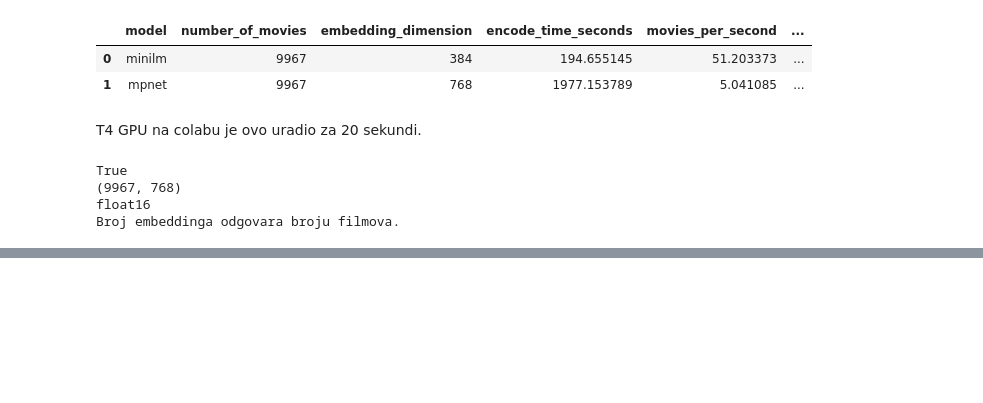
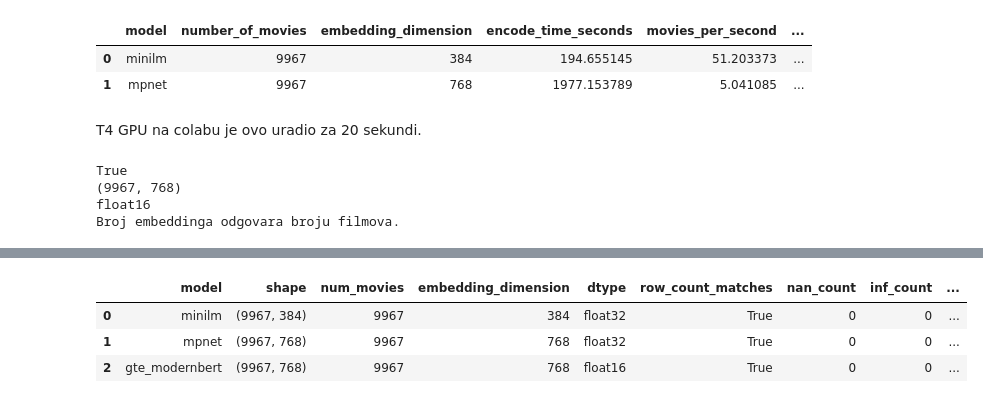
Before and after one commit to nikolabakic/IMDB_WEEK1_SIX, a Jupyter notebook: movie-embeddings-project/notebookproject3.ipynb, the cells around one changed output, grey strips where cells are left out. Drawn from its saved outputs; the diff is of its cells as text; code cells hidden in the pictures; blank space fills up the shorter version.

```diff
--- a/movie-embeddings-project/notebookproject3.ipynb
+++ b/movie-embeddings-project/notebookproject3.ipynb
@@ -285,3 +280,82 @@ True
 (9967, 768)
 float16
 Broj embeddinga odgovara broju filmova.
+# %%
+from pathlib import Path
+
+import numpy as np
+import pandas as pd
+
+
+DATA_PATH = Path("data/processed/movies_cleaned.csv")
+EMBEDDINGS_DIR = Path("artifacts/embeddings")
+
+EMBEDDING_PATHS = {
+    "minilm": EMBEDDINGS_DIR / "minilm_embeddings.npy",
+    "mpnet": EMBEDDINGS_DIR / "mpnet_embeddings.npy",
+    "gte_modernbert": EMBEDDINGS_DIR / "gte_modernbert_embeddings.npy",
+}
+
+
+# Load dataset
+movies_df = pd.read_csv(DATA_PATH)
+
+# Load embedding matrices
+embeddings = {
+    model_name: np.load(file_path)
+    for model_name, file_path in EMBEDDING_PATHS.items()
+}
+
+print(f"Number of movies: {len(movies_df):,}")
+print(f"Dataset shape: {movies_df.shape}")
+print()
+
+
+validation_rows = []
+
+for model_name, matrix in embeddings.items():
+    if matrix.ndim != 2:
+        raise ValueError(
+            f"{model_name}: expected a 2D matrix, got shape {matrix.shape}"
+        )
+
+    row_count_matches = matrix.shape[0] == len(movies_df)
+    nan_count = int(np.isnan(matrix).sum())
+    inf_count = int(np.isinf(matrix).sum())
+
+    l2_norms = np.linalg.norm(matrix, axis=1)
+
+    validation_rows.append(
+        {
+            "model": model_name,
+            "shape": str(matrix.shape),
+            "num_movies": matrix.shape[0],
+            "embedding_dimension": matrix.shape[1],
+            "dtype": str(matrix.dtype),
+            "row_count_matches": row_count_matches,
+            "nan_count": nan_count,
+            "inf_count": inf_count,
+            "mean_l2_norm": l2_norms.mean(),
+            "std_l2_norm": l2_norms.std(),
+            "min_l2_norm": l2_norms.min(),
+            "max_l2_norm": l2_norms.max(),
+        }
+    )
+
+    if not row_count_matches:
+        raise ValueError(
+            f"{model_name}: {matrix.shape[0]} embeddings, "
+            f"but dataset contains {len(movies_df)} movies."
+        )
+
+    if nan_count > 0:
+        raise ValueError(f"{model_name}: found {nan_count} NaN values.")
+
+    if inf_count > 0:
+        raise ValueError(f"{model_name}: found {inf_count} infinite values.")
+
+
+embedding_validation_df = pd.DataFrame(validation_rows)
+
+embedding_validation_df
+# %% [output]
@@ -287,0 +364,4 @@ Broj embeddinga odgovara broju filmova.
+|  | model | shape | num_movies | embedding_dimension | dtype | row_count_matches | nan_count | inf_count | ... |
+| 0 | minilm | (9967, 384) | 9967 | 384 | float32 | True | 0 | 0 | ... |
+| 1 | mpnet | (9967, 768) | 9967 | 768 | float32 | True | 0 | 0 | ... |
+| 2 | gte_modernbert | (9967, 768) | 9967 | 768 | float16 | True | 0 | 0 | ... |
```
Also changed, not shown: parts of 2 cells of this notebook, 1 other file.
